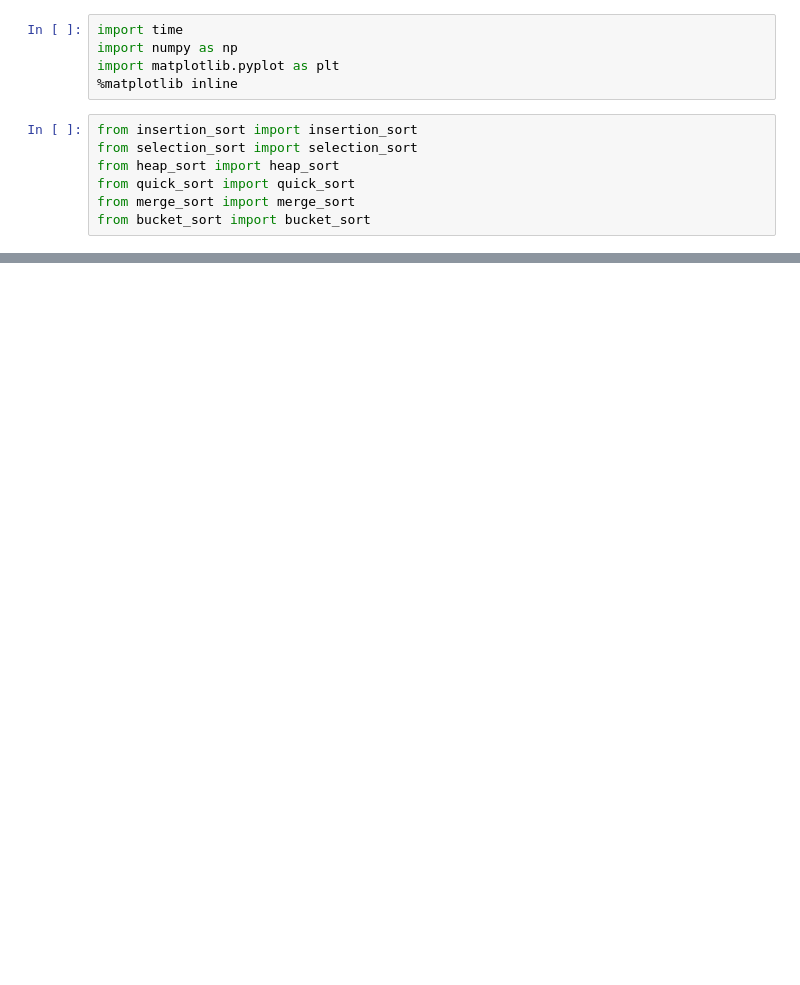
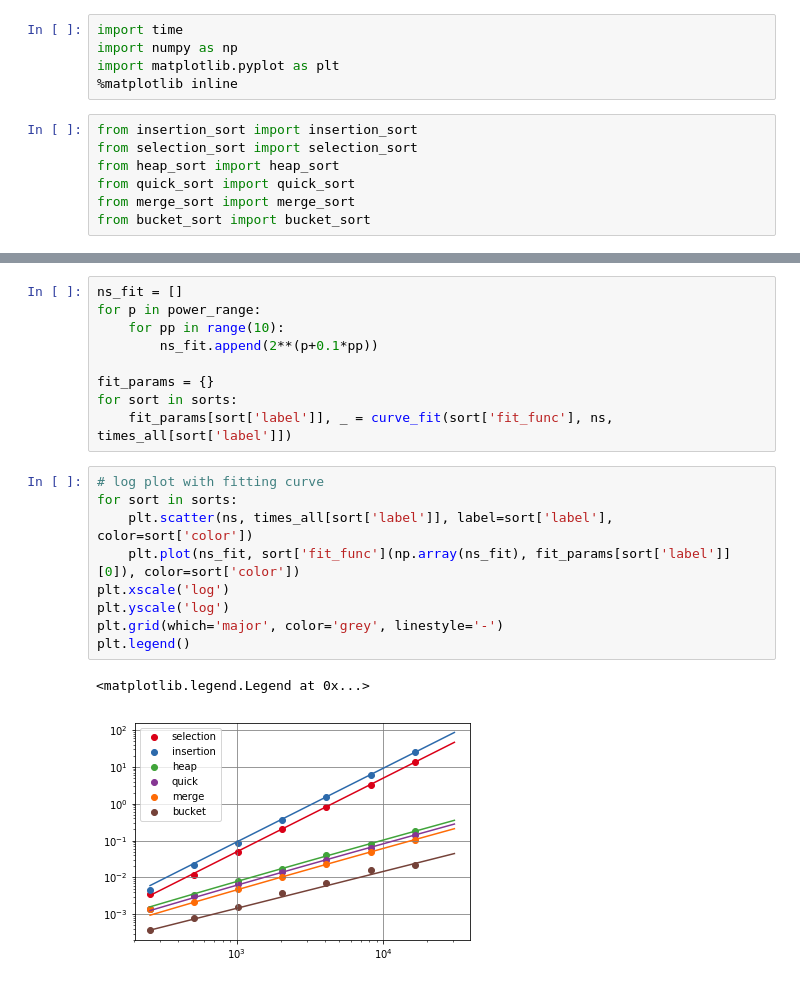
Before and after one commit to maiyama18/algorithm_quick_reference, a Jupyter notebook: ch-4/evaluate_sorts.ipynb, the cells around one changed output, grey strips where cells are left out. Drawn from its saved outputs; the diff is of its cells as text; blank space fills up the shorter version.

```diff
--- a/ch-4/evaluate_sorts.ipynb
+++ b/ch-4/evaluate_sorts.ipynb
@@ -87,0 +146,21 @@ plt.plot(ns, params[0] * np.array(ns)**2)
+# %%
+ns_fit = []
+for p in power_range:
+    for pp in range(10):
+        ns_fit.append(2**(p+0.1*pp))
+
+fit_params = {}
+for sort in sorts:
+    fit_params[sort['label']], _ = curve_fit(sort['fit_func'], ns, times_all[sort['label']])
+# %%
+# log plot with fitting curve
+for sort in sorts:
+    plt.scatter(ns, times_all[sort['label']], label=sort['label'], color=sort['color'])
+    plt.plot(ns_fit, sort['fit_func'](np.array(ns_fit), fit_params[sort['label']][0]), color=sort['color'])
+plt.xscale('log')
+plt.yscale('log')
+plt.grid(which='major', color='grey', linestyle='-')
+plt.legend()
+# %% [output]
+<matplotlib.legend.Legend at 0x...>
+[figure, added]
```
Also changed, not shown: parts of 23 cells of this notebook.
